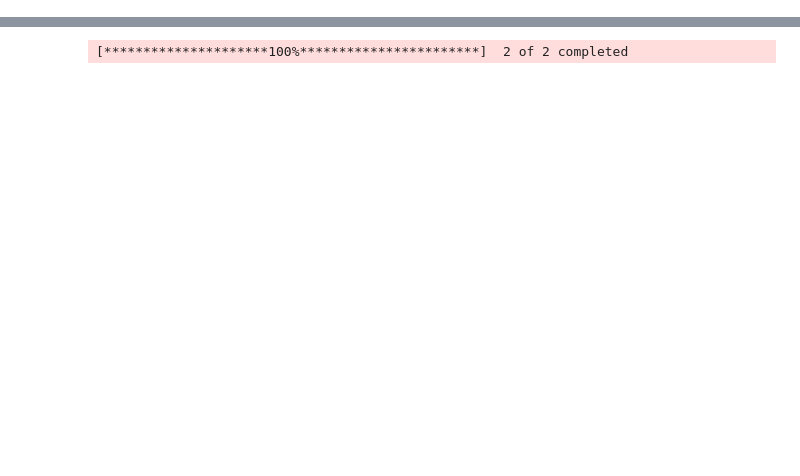
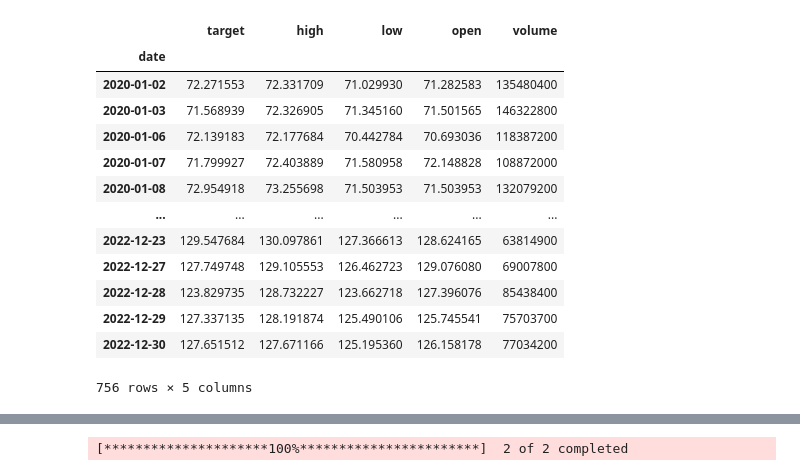
Before and after one commit to thexuanngu/python-quant, a Jupyter notebook: test.ipynb, the cells around one changed output, grey strips where cells are left out. Saved outputs shown, nothing was run; the diff lists cells and outputs as text; code cells hidden in the pictures; blank space fills up the shorter version.

```diff
--- a/test.ipynb
+++ b/test.ipynb
@@ -53,2 +57,19 @@ test_df
 |  | NVDA | 14.565303 | 14.580252 | 14.185572 | 14.286235 | 310490000 |
 2268 rows × 5 columns
+# %%
+test_df.xs("AAPL", level="ticker")
+# %% [output]
+|  | target | high | low | open | volume |
+| date |  |  |  |  |  |
+| 2020-01-02 | 72.271553 | 72.331709 | 71.029930 | 71.282583 | 135480400 |
+| 2020-01-03 | 71.568939 | 72.326905 | 71.345160 | 71.501565 | 146322800 |
+| 2020-01-06 | 72.139183 | 72.177684 | 70.442784 | 70.693036 | 118387200 |
+| 2020-01-07 | 71.799927 | 72.403889 | 71.580958 | 72.148828 | 108872000 |
+| 2020-01-08 | 72.954918 | 73.255698 | 71.503953 | 71.503953 | 132079200 |
+| ... | ... | ... | ... | ... | ... |
+| 2022-12-23 | 129.547684 | 130.097861 | 127.366613 | 128.624165 | 63814900 |
+| 2022-12-27 | 127.749748 | 129.105553 | 126.462723 | 129.076080 | 69007800 |
+| 2022-12-28 | 123.829735 | 128.732227 | 123.662718 | 127.396076 | 85438400 |
+| 2022-12-29 | 127.337135 | 128.191874 | 125.490106 | 125.745541 | 75703700 |
+| 2022-12-30 | 127.651512 | 127.671166 | 125.195360 | 126.158178 | 77034200 |
+756 rows × 5 columns
```
Also changed, not shown: parts of 8 cells of this notebook, 5 other files.
